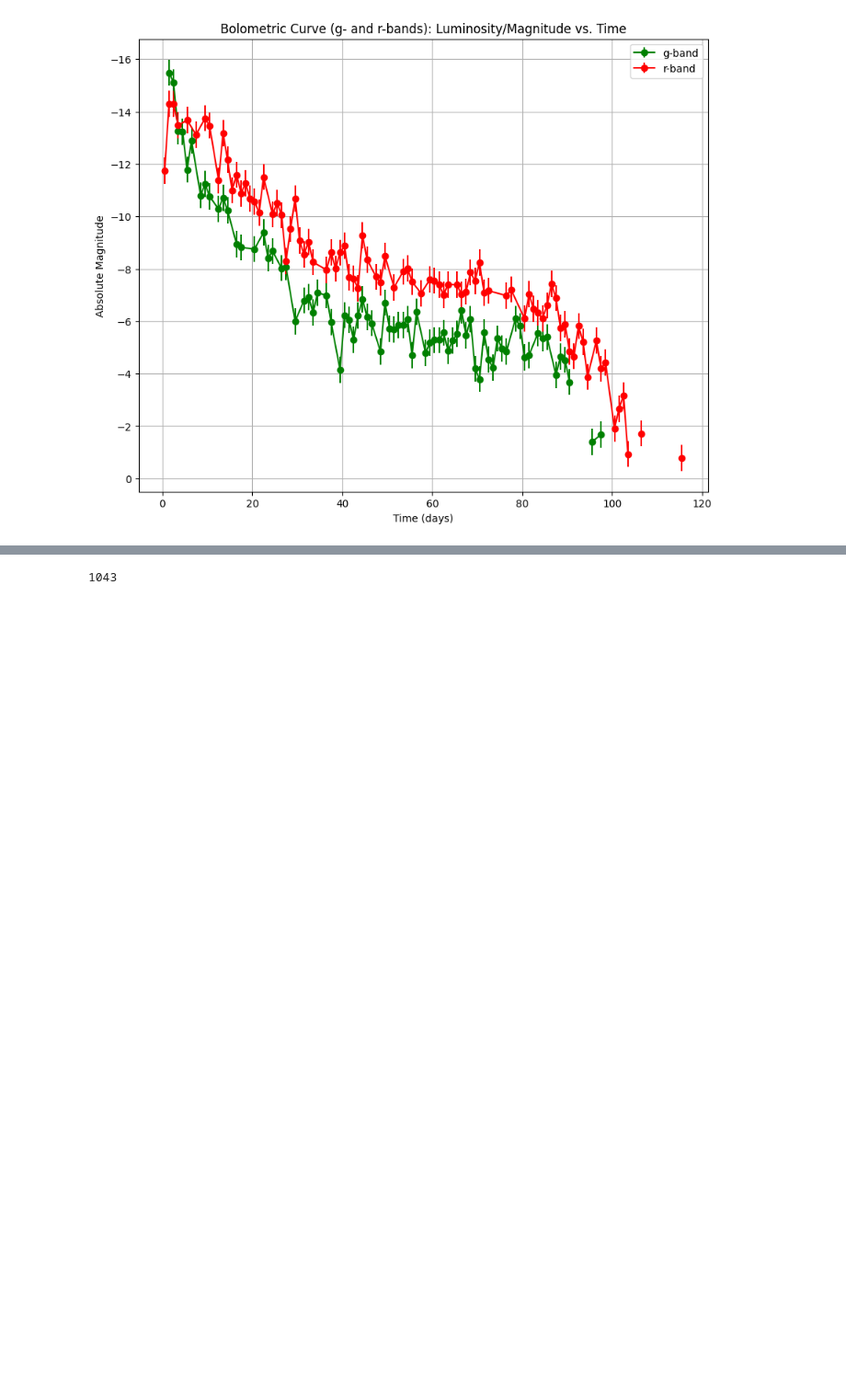
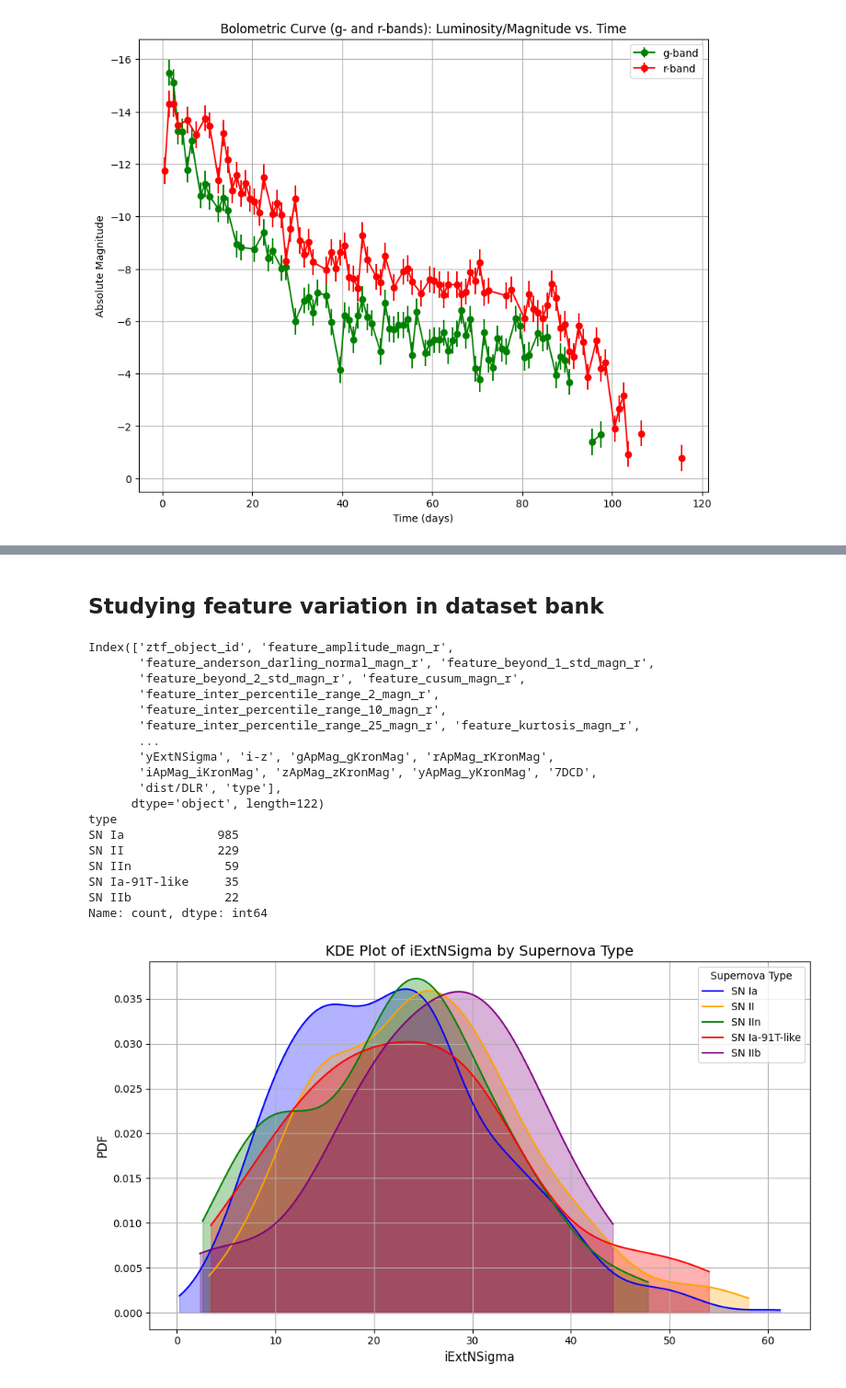
Before and after one commit to evan-reynolds/laiss_timedomainanomalies, a Jupyter notebook: notebooks/evan_research.ipynb, the cells around one changed output, grey strips where cells are left out. Shown at 92% size. Saved outputs shown, nothing was run; the diff lists cells and outputs as text; code cells hidden in the pictures; blank space fills up the shorter version.

```diff
--- a/notebooks/evan_research.ipynb
+++ b/notebooks/evan_research.ipynb
@@ -435,8 +483,58 @@ Number of unique nearest neighbors for neighbor number 7: 76
-# %%
-df_bank = pd.read_csv("../data/dataset_bank_orig_5472objs.csv.gz")
-df_ztfbts = pd.read_csv("../data/ZTFBTS.txt")
-
-matches = set(df_bank['ztf_object_id']).intersection(df_ztfbts['ZTFID'])
-print(len(matches))
-# %% [output]
-1043
+# %% [markdown]
+## Studying feature variation in dataset bank
+# %%
+def plot_kde_by_supernova_type(df, feature, start_idx=1, stop_idx=9):
+    if feature not in df.columns:
+        raise ValueError(f"The feature '{feature}' does not exist in the DataFrame.")
+
+    type_counts = df['type'].value_counts()
+    top_types = type_counts.index[start_idx:stop_idx]  # Skip the first type (---), take 2nd to 9th with 1:9
+    print(type_counts.iloc[start_idx:stop_idx])
+
+    df = df[df['type'].isin(top_types)]
+
+    colors = ['blue', 'orange', 'green', 'red', 'purple', 'pink', 'yellow', 'black', 'brown']
+    plt.figure(figsize=(10, 6))
+    for idx, supernova_type in enumerate(top_types):
+        data = df[df['type'] == supernova_type][feature].dropna()
+        if len(data) > 1:  # Ensure there is enough data for KDE
+            kde = gaussian_kde(data)
+            x_range = np.linspace(data.min(), data.max(), 500)
+            y_values = kde(x_range)
+
+            plt.plot(x_range, y_values, label=supernova_type, color=colors[idx])
+            plt.fill_between(x_range, y_values, alpha=0.3, color=colors[idx])
+
+    plt.title(f"KDE Plot of {feature} by Supernova Type", fontsize=14)
+    plt.xlabel(feature, fontsize=12)
+    plt.ylabel("PDF", fontsize=12)
+    plt.legend(title="Supernova Type", bbox_to_anchor=(1.05, 1), loc='upper left')
+    plt.legend(title="Supernova Type")
+    plt.grid(True)
+    plt.tight_layout()
+    plt.show()
+
+
+df_bank_tns_cls = pd.read_csv('../dataset_bank_tns_cls.csv')
+print(df_bank_tns_cls.columns)
+plot_kde_by_supernova_type(df_bank_tns_cls,'iExtNSigma', start_idx=1, stop_idx=6) # Use gApMag_gKronMag or 7DCD # Change 4 to 1 to show variation
+# %% [output]
+Index(['ztf_object_id', 'feature_amplitude_magn_r',
+       'feature_anderson_darling_normal_magn_r', 'feature_beyond_1_std_magn_r',
+       'feature_beyond_2_std_magn_r', 'feature_cusum_magn_r',
+       'feature_inter_percentile_range_2_magn_r',
+       'feature_inter_percentile_range_10_magn_r',
+       'feature_inter_percentile_range_25_magn_r', 'feature_kurtosis_magn_r',
+       ...
+       'yExtNSigma', 'i-z', 'gApMag_gKronMag', 'rApMag_rKronMag',
+       'iApMag_iKronMag', 'zApMag_zKronMag', 'yApMag_yKronMag', '7DCD',
+       'dist/DLR', 'type'],
+      dtype='object', length=122)
+type
+SN Ia             985
+SN II             229
+SN IIn             59
+SN Ia-91T-like     35
+SN IIb             22
+Name: count, dtype: int64
+[figure, added]
```
Also changed, not shown: parts of 14 cells of this notebook, 2 other files.
